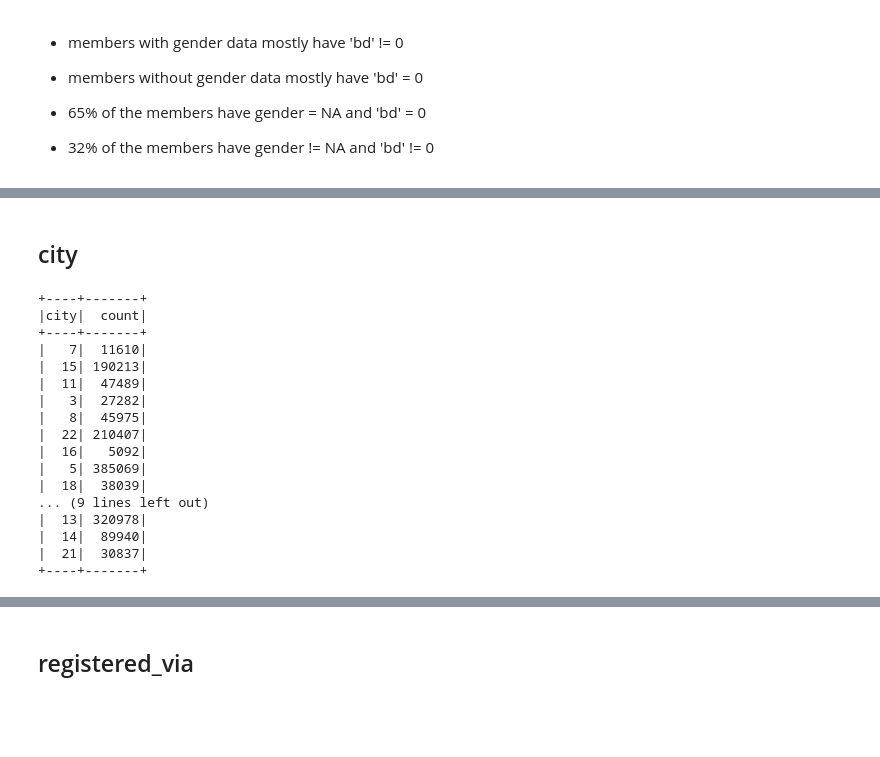
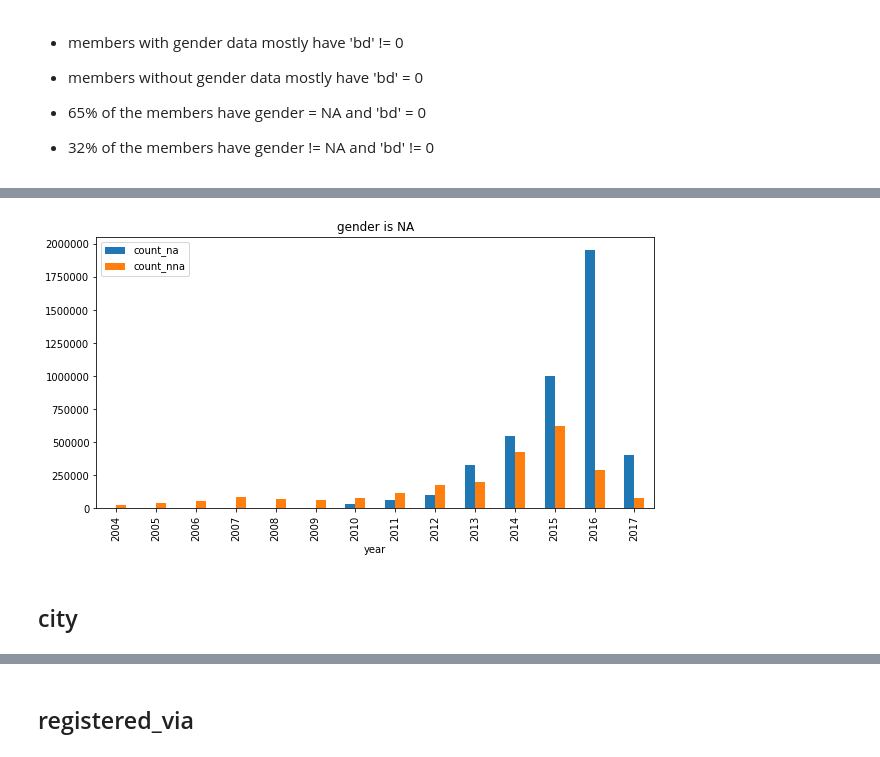
Before and after one commit to III-AdventureTime/kkbox_churn, a Jupyter notebook: explore_raw_members.yang/explore_raw_members.ipynb, the cells around one changed output, grey strips where cells are left out. Drawn from its saved outputs; the diff is of its cells as text; code cells hidden in the pictures; blank space fills up the shorter version.

Commit message:
updated explore_raw_members.yang

```diff
--- a/explore_raw_members.yang/explore_raw_members.ipynb
+++ b/explore_raw_members.yang/explore_raw_members.ipynb
@@ -89,0 +92,14 @@ df0.select(expr('bd == 0').alias('bd_is_0'),
+# %%
+from pyspark.sql.functions import col, floor, isnull, count
+
+#col1 = floor(col('registration_init_time').cast('int') / 200 - 0.5) * 2 + 1
+col1 = floor(col('registration_init_time').cast('int') / 10000)
+df_gender_na = df0.where(isnull('gender')) \
+                  .select(col1.alias("year_na")) \
+                  .groupBy("year_na").agg(count('year_na').alias('count_na'))
+df_gender_nna = df0.where(~isnull('gender')) \
+                  .select(col1.alias("year_nna")) \
+                  .groupBy("year_nna").agg(count('year_nna').alias('count_nna'))
+
+df = df_gender_na.join(df_gender_nna, df_gender_na.year_na == df_gender_nna.year_nna, 'outer')
+df.show(50)
@@ -89,0 +125,3 @@ df0.select(expr('bd == 0').alias('bd_is_0'),
+# %%
+df_1 = df.selectExpr('year_nna as year', 'count_na as', 'count_nna').sort('year')
+df_1.show(20)
@@ -90,22 +147,11 @@ df0.select(expr('bd == 0').alias('bd_is_0'),
+# %%
+import matplotlib.pyplot as plt
+df_1.toPandas().set_index('year').plot(kind='bar', figsize=(10,5), title='gender is NA')
+plt.show()
+
+# count_na: count of members no gender data
+# count_nna: count of members with gender data
+# %% [output]
+[figure, added]
 # %% [markdown]
 ## city
-# %%
-df0.groupBy('city').count().show(40)
-# %% [output]
-+----+-------+
-|city|  count|
-+----+-------+
-|   7|  11610|
-|  15| 190213|
-|  11|  47489|
-|   3|  27282|
-|   8|  45975|
-|  22| 210407|
-|  16|   5092|
-|   5| 385069|
-|  18|  38039|
-... (9 lines left out)
-|  13| 320978|
-|  14|  89940|
-|  21|  30837|
-+----+-------+
```
Also changed, not shown: parts of 9 cells of this notebook.
